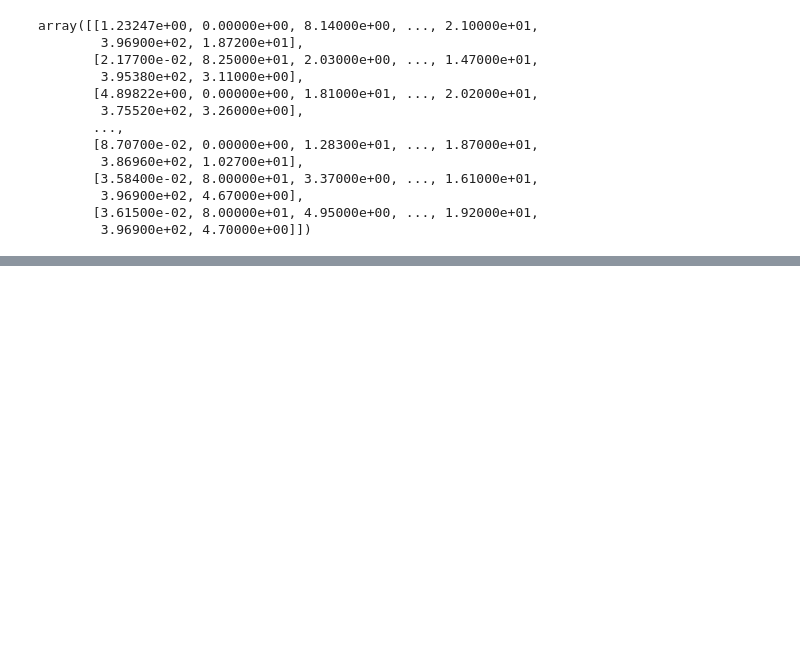
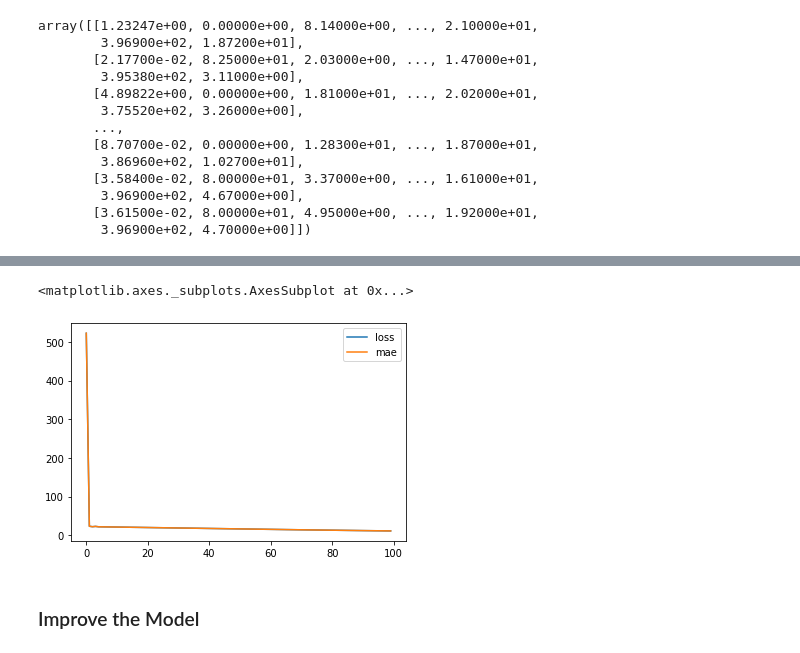
Before and after one commit to sameer203/Tensorflow_, a Jupyter notebook: 02A_Boston_Dataset_Regression.ipynb, the cells around one changed output, grey strips where cells are left out. Saved outputs shown, nothing was run; the diff lists cells and outputs as text; code cells hidden in the pictures; blank space fills up the shorter version.

Commit message:
improving the model

```diff
--- a/02A_Boston_Dataset_Regression.ipynb
+++ b/02A_Boston_Dataset_Regression.ipynb
@@ -27,0 +34,22 @@ array([[1.23247e+00, 0.00000e+00, 8.14000e+00, ..., 2.10000e+01,
+# %%
+# Model 1
+
+#set random seed
+tf.random.set_seed(42)
+
+#build a model
+boston_model_1 = tf.keras.Sequential([
+                                      tf.keras.layers.Dense(100,activation="relu"),
+                                      tf.keras.layers.Dense(1)
+])
+
+#compile the model
+boston_model_1.compile(loss=tf.keras.losses.mae,
+                       optimizer=tf.keras.optimizers.SGD(),
+                       metrics=["mae"])
+
+#Fit the model
+history_1 = boston_model_1.fit(x_train,
+                               y_train,
+                               epochs=100,
+                               verbose=0)
@@ -27,0 +61,7 @@ array([[1.23247e+00, 0.00000e+00, 8.14000e+00, ..., 2.10000e+01,
+# %%
+pd.DataFrame(history_1.history).plot()
+# %% [output]
+<matplotlib.axes._subplots.AxesSubplot at 0x...>
+[figure, added]
+# %% [markdown]
+### Improve the Model
```
Also changed, not shown: parts of 9 cells of this notebook.
